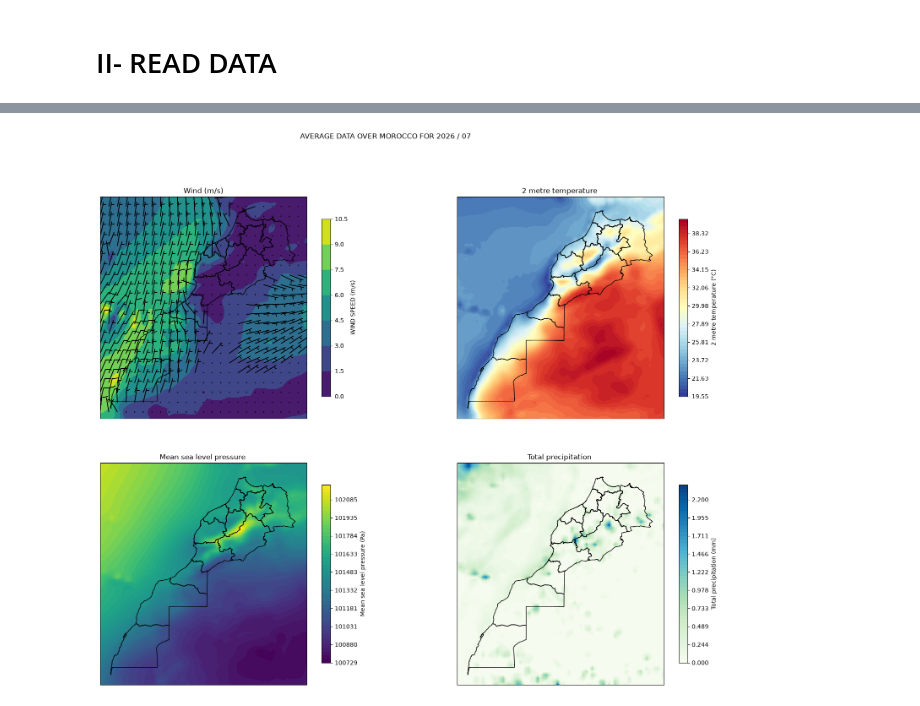
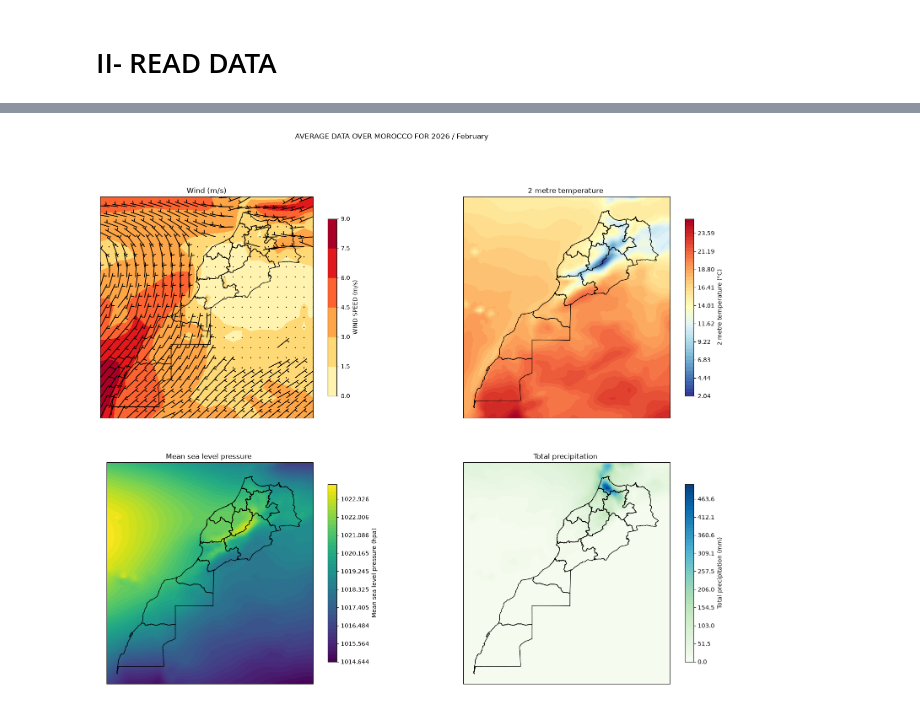
Before and after one commit to Mohamed-01-git/ME_R_SY, a Jupyter notebook: notebooks/01_explore_excel.ipynb, the cells around one changed output, grey strips where cells are left out. Saved outputs shown, nothing was run; the diff lists cells and outputs as text; code cells hidden in the pictures.

Commit message:
First epoch of the report generation code

```diff
--- a/notebooks/01_explore_excel.ipynb
+++ b/notebooks/01_explore_excel.ipynb
@@ -16,6 +19,6 @@ import matplotlib.pyplot as plt
 # %%
 # read the config file
-config_file = "/home/muhammed/METEO-REPORTING-SYSTEM/ME_R_SY/config/config.yml"
+config_file = "/home/muhammed/METEO-REPORTING-SYSTEM/ME_R_SY/config/config_feb.yml"
 with open(config_file , "r") as f :
     config = yaml.safe_load(f)
 # %%
@@ -62,8 +97,9 @@ plot_wind(fig , ax , u_m , v_m , w_m , shp , year , month)
-# %%
-fig , ax = plt.subplots(figsize = (20,15) , ncols = 2 , nrows = 2 , subplot_kw = {"projection" : ccrs.PlateCarree()})
-ax = ax.flatten()
-plot_wind(fig , ax[0] , u_m , v_m , w_m , shp , year , month)
-for i , var in enumerate([t_m , p_m , tp_m]) :
-    plot_it(fig , ax[i+1] , var , shp , year , month )
-# %% [output]
-[figure, removed]
+# %%
+fig , ax = plt.subplots(figsize = (20,15) , ncols = 2 , nrows = 2 , subplot_kw = {"projection" : ccrs.PlateCarree()})
+ax = ax.flatten()
+plot_wind(fig , ax[0] , u_m , v_m  , shp , year , month)
+for i , var in enumerate([t_m , p_m , tp_m]) :
+    plot_it(fig , ax[i+1] , var , shp , year , month , cmap_dict )
+    plt.savefig(f"{output_dir}/plots.png")
+# %% [output]
+[figure, added]
```
Also changed, not shown: parts of 6 cells of this notebook, 13 other files.
